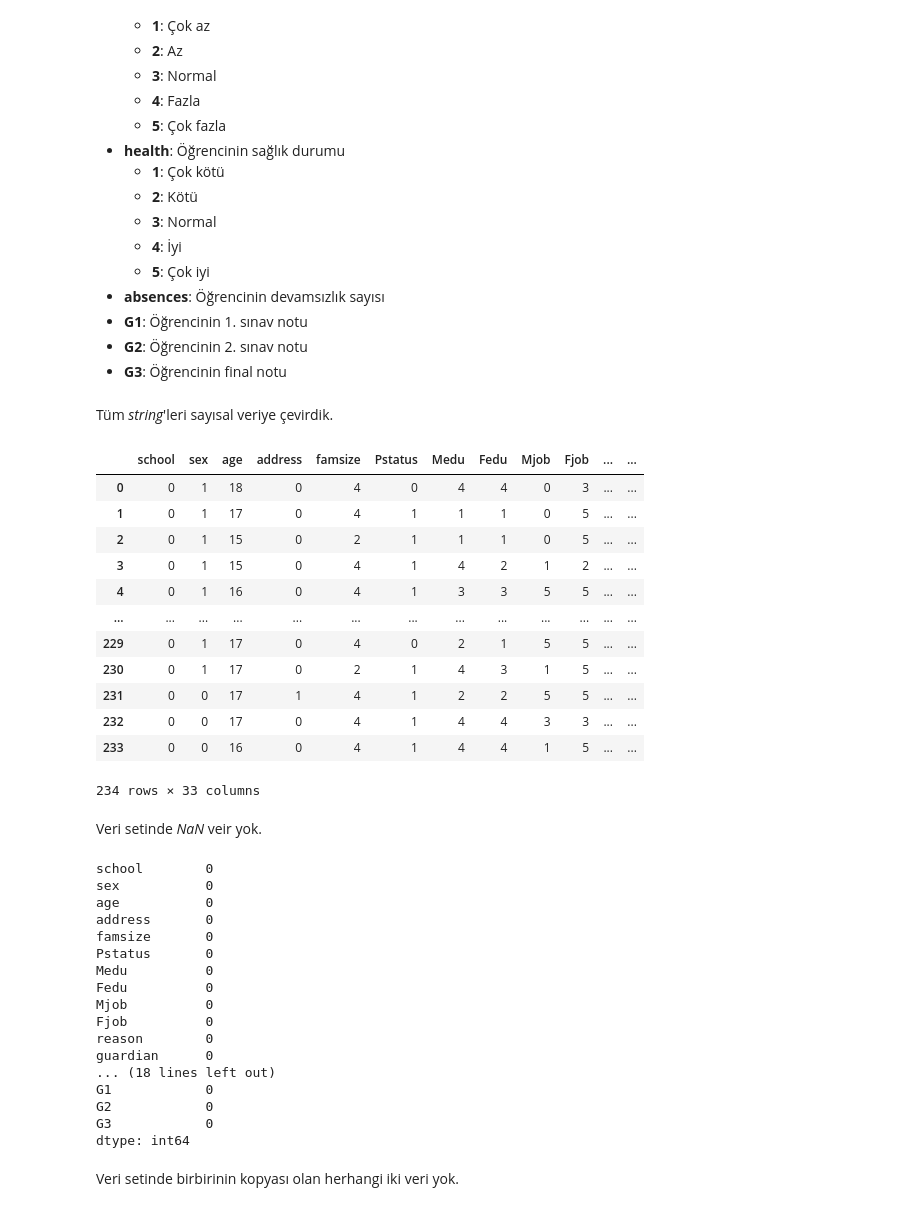
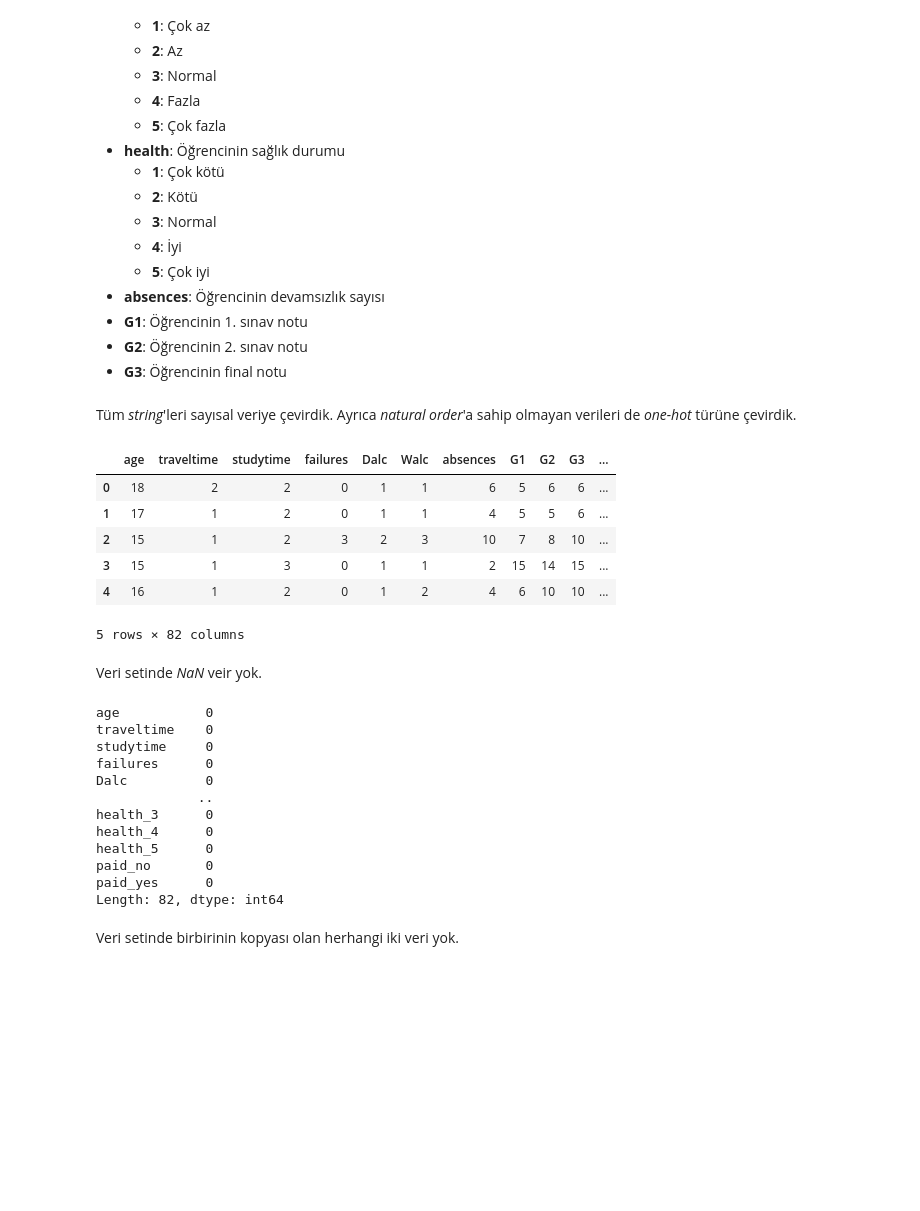
Before and after one commit to yigithankardas/StudentPerformancePrediction, a Jupyter notebook: model.ipynb, the cells around one changed output. Cells and saved outputs as stored; diff of their text form; code cells hidden in the pictures; blank space fills up the shorter version.

```diff
--- a/model.ipynb
+++ b/model.ipynb
@@ -196,46 +196,35 @@ Veri setindeki sütunların açıklamarı şunlardır:<br>
 - __G2__: Öğrencinin 2. sınav notu
 - __G3__: Öğrencinin final notu
 # %% [markdown]
-Tüm *string*'leri sayısal veriye çevirdik.
+Tüm *string*'leri sayısal veriye çevirdik. Ayrıca *natural order*'a sahip olmayan verileri de *one-hot* türüne çevirdik.
-# %%
-df_numeric = df.replace(to_replace=['GP', 'MS', 'M', 'F', 'U', 'R', 'GT3', 'LE3', 'A', 'T', 'at_home', 'health', 'services', 'teacher', 'other', 'course', 'home', 'reputation', 'mother', 'father', 'yes', 'no'], value=[0, 1, 0, 1, 0, 1, 4, 2, 0, 1, 0, 1, 2, 3, 5, 0, 1, 2, 0, 1, 0, 1])
-df_numeric
-# %% [output]
-|  | school | sex | age | address | famsize | Pstatus | Medu | Fedu | Mjob | Fjob | ... | ... |
-| 0 | 0 | 1 | 18 | 0 | 4 | 0 | 4 | 4 | 0 | 3 | ... | ... |
-| 1 | 0 | 1 | 17 | 0 | 4 | 1 | 1 | 1 | 0 | 5 | ... | ... |
-| 2 | 0 | 1 | 15 | 0 | 2 | 1 | 1 | 1 | 0 | 5 | ... | ... |
-| 3 | 0 | 1 | 15 | 0 | 4 | 1 | 4 | 2 | 1 | 2 | ... | ... |
-| 4 | 0 | 1 | 16 | 0 | 4 | 1 | 3 | 3 | 5 | 5 | ... | ... |
-| ... | ... | ... | ... | ... | ... | ... | ... | ... | ... | ... | ... | ... |
-| 229 | 0 | 1 | 17 | 0 | 4 | 0 | 2 | 1 | 5 | 5 | ... | ... |
-| 230 | 0 | 1 | 17 | 0 | 2 | 1 | 4 | 3 | 1 | 5 | ... | ... |
-| 231 | 0 | 0 | 17 | 1 | 4 | 1 | 2 | 2 | 5 | 5 | ... | ... |
-| 232 | 0 | 0 | 17 | 0 | 4 | 1 | 4 | 4 | 3 | 3 | ... | ... |
-| 233 | 0 | 0 | 16 | 0 | 4 | 1 | 4 | 4 | 1 | 5 | ... | ... |
-234 rows × 33 columns
+# %%
+df_numeric = pd.get_dummies(df, columns=['school', 'sex', 'address', 'famsize', 'Pstatus', 'Medu', 'Fedu', 'Mjob', 'Fjob', 'reason', 'guardian', 'schoolsup', 'famsup', 'activities', 'nursery', 'higher', 'internet', 'romantic', 'famrel', 'freetime', 'goout', 'health', 'paid'])
+df_numeric.head()
+# %% [output]
+|  | age | traveltime | studytime | failures | Dalc | Walc | absences | G1 | G2 | G3 | ... |
+| 0 | 18 | 2 | 2 | 0 | 1 | 1 | 6 | 5 | 6 | 6 | ... |
+| 1 | 17 | 1 | 2 | 0 | 1 | 1 | 4 | 5 | 5 | 6 | ... |
+| 2 | 15 | 1 | 2 | 3 | 2 | 3 | 10 | 7 | 8 | 10 | ... |
+| 3 | 15 | 1 | 3 | 0 | 1 | 1 | 2 | 15 | 14 | 15 | ... |
+| 4 | 16 | 1 | 2 | 0 | 1 | 2 | 4 | 6 | 10 | 10 | ... |
+5 rows × 82 columns
 # %% [markdown]
 Veri setinde *NaN* veir yok.
 # %%
 df_numeric.isna().sum()
 # %% [output]
-school        0
-sex           0
 age           0
-address       0
-famsize       0
-Pstatus       0
-Medu          0
-Fedu          0
-Mjob          0
-Fjob          0
-reason        0
-guardian      0
-... (18 lines left out)
-G1            0
-G2            0
-G3            0
-dtype: int64
+traveltime    0
+studytime     0
+failures      0
+Dalc          0
+             ..
+health_3      0
+health_4      0
+health_5      0
+paid_no       0
+paid_yes      0
+Length: 82, dtype: int64
 # %% [markdown]
 Veri setinde birbirinin kopyası olan herhangi iki veri yok.
 # %%
```
Also changed, not shown: parts of 2 cells of this notebook.
